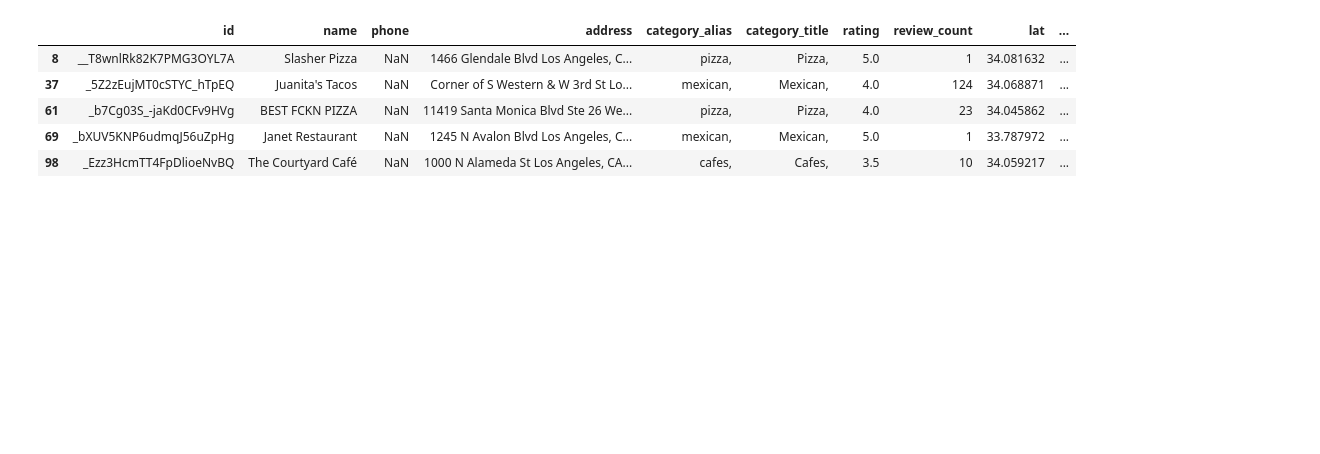
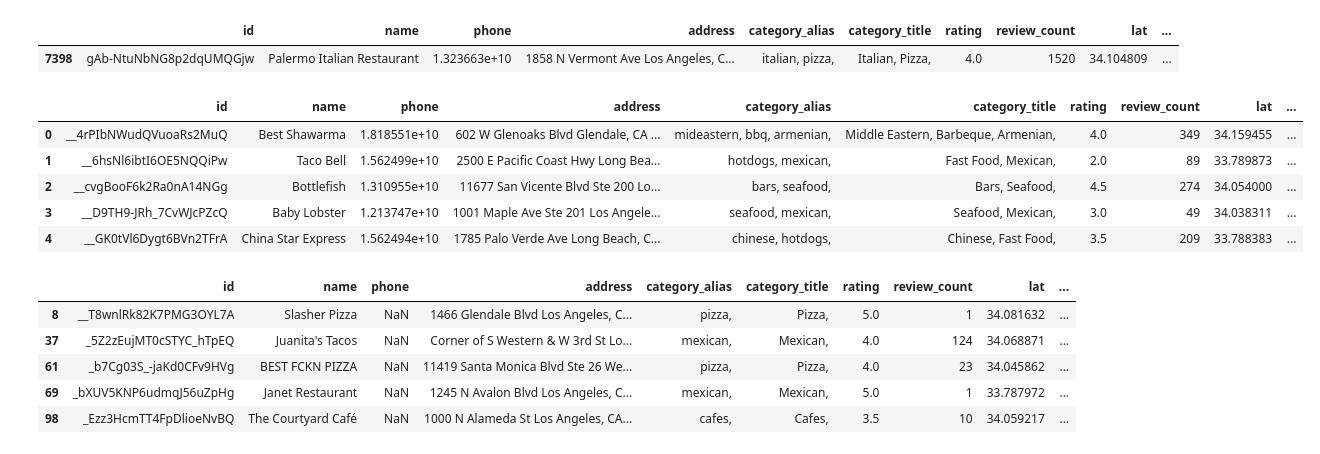
Before and after one commit to sherirosalia/LA_Restaurants_Yelp_API, a Jupyter notebook: la_rest_clean.ipynb, the cells around one changed output. Cells and saved outputs as stored; diff of their text form; code cells hidden in the pictures; blank space fills up the shorter version.

```diff
--- a/la_rest_clean.ipynb
+++ b/la_rest_clean.ipynb
@@ -10,3 +11,25 @@ df.sample()
+# %%
+zipcodes = list()
+
+for item in df['address']:
+    zipcode = item.split()[-1]
+    zipcodes.append(zipcode)
+
+df['zipcodes'] = zipcodes
+df = pd.DataFrame(df)
+df.sample()
+# %% [output]
+|  | id | name | phone | address | category_alias | category_title | rating | review_count | lat | ... |
+| 7398 | gAb-NtuNbNG8p2dqUMQGjw | Palermo Italian Restaurant | 1.323663e+10 | 1858 N Vermont Ave Los Angeles, C... | italian, pizza, | Italian, Pizza, | 4.0 | 1520 | 34.104809 | ... |
+# %%
+df.head()
+# %% [output]
+|  | id | name | phone | address | category_alias | category_title | rating | review_count | lat | ... |
+| 0 | __4rPIbNWudQVuoaRs2MuQ | Best Shawarma | 1.818551e+10 | 602 W Glenoaks Blvd Glendale, CA ... | mideastern, bbq, armenian, | Middle Eastern, Barbeque, Armenian, | 4.0 | 349 | 34.159455 | ... |
+| 1 | __6hsNl6ibtI6OE5NQQiPw | Taco Bell | 1.562499e+10 | 2500 E Pacific Coast Hwy Long Bea... | hotdogs, mexican, | Fast Food, Mexican, | 2.0 | 89 | 33.789873 | ... |
+| 2 | __cvgBooF6k2Ra0nA14NGg | Bottlefish | 1.310955e+10 | 11677 San Vicente Blvd Ste 200 Lo... | bars, seafood, | Bars, Seafood, | 4.5 | 274 | 34.054000 | ... |
+| 3 | __D9TH9-JRh_7CvWJcPZcQ | Baby Lobster | 1.213747e+10 | 1001 Maple Ave Ste 201 Los Angele... | seafood, mexican, | Seafood, Mexican, | 3.0 | 49 | 34.038311 | ... |
+| 4 | __GK0tVl6Dygt6BVn2TFrA | China Star Express | 1.562494e+10 | 1785 Palo Verde Ave Long Beach, C... | chinese, hotdogs, | Chinese, Fast Food, | 3.5 | 209 | 33.788383 | ... |
 # %%
 df1 = df[df.isna().any(axis=1)]
 
```
Also changed, not shown: parts of 7 cells of this notebook, 2 other files.
